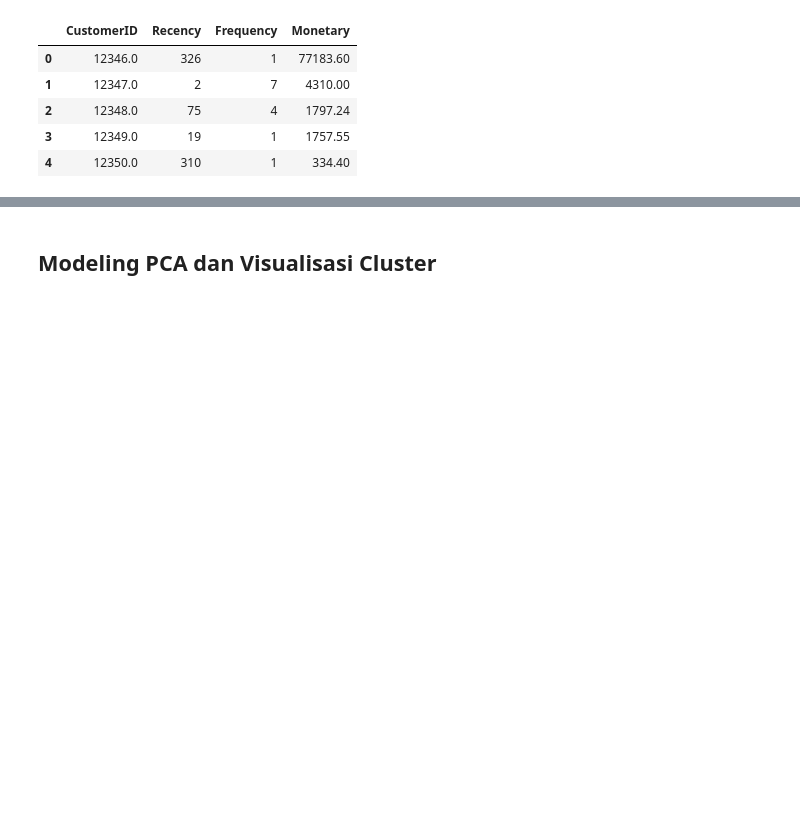
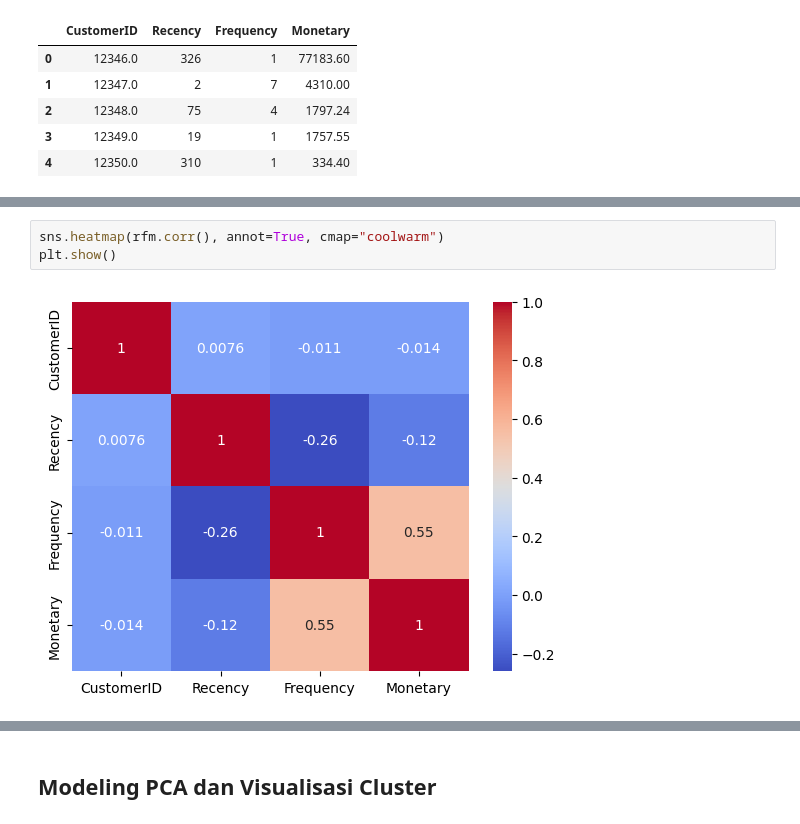
Before and after one commit to isyraffajar/Capstone-Asah, a Jupyter notebook: CustomerSegmentation.ipynb, the cells around one changed output, grey strips where cells are left out. Cells and saved outputs as stored; diff of their text form; blank space fills up the shorter version.

```diff
--- a/CustomerSegmentation.ipynb
+++ b/CustomerSegmentation.ipynb
@@ -228,0 +285,5 @@ rfm.head()
+# %%
+sns.heatmap(rfm.corr(), annot=True, cmap="coolwarm")
+plt.show()
+# %% [output]
+[figure, added]
```
Also changed, not shown: parts of 6 cells of this notebook.
